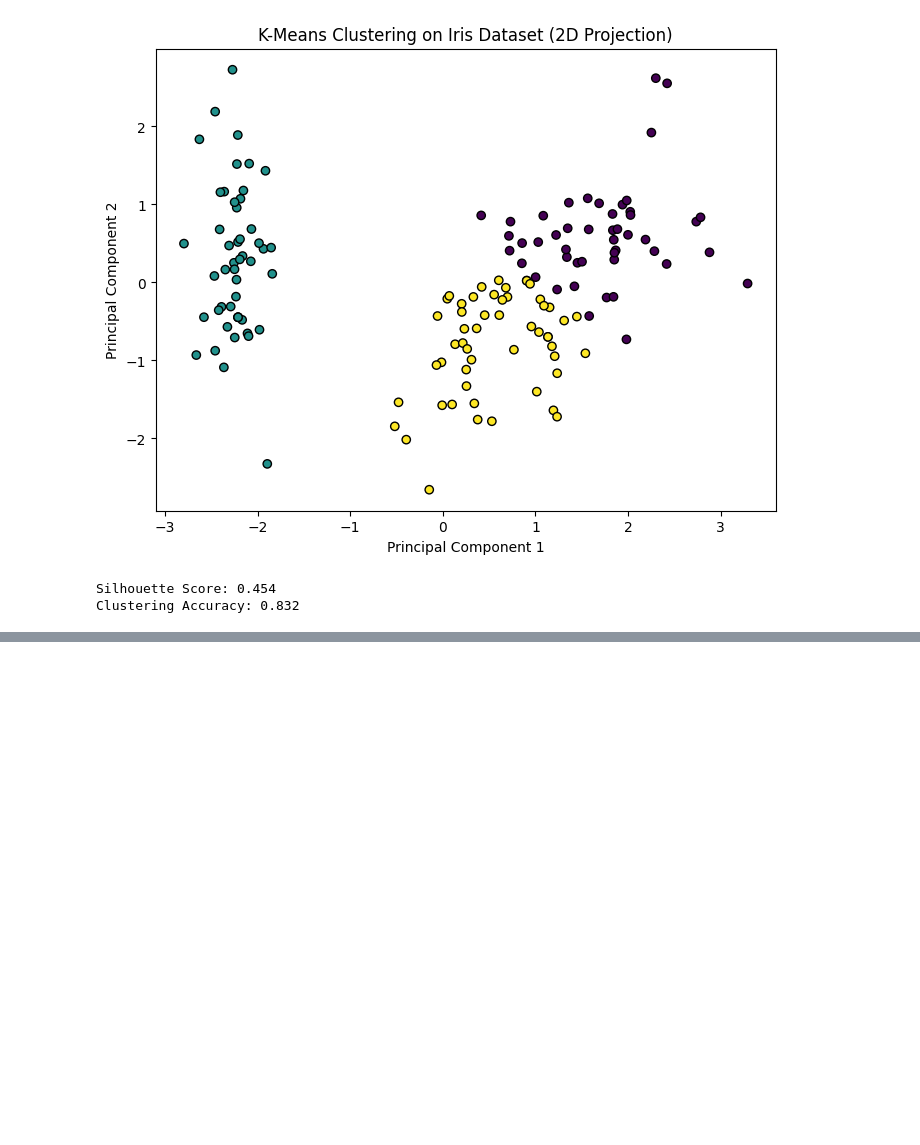
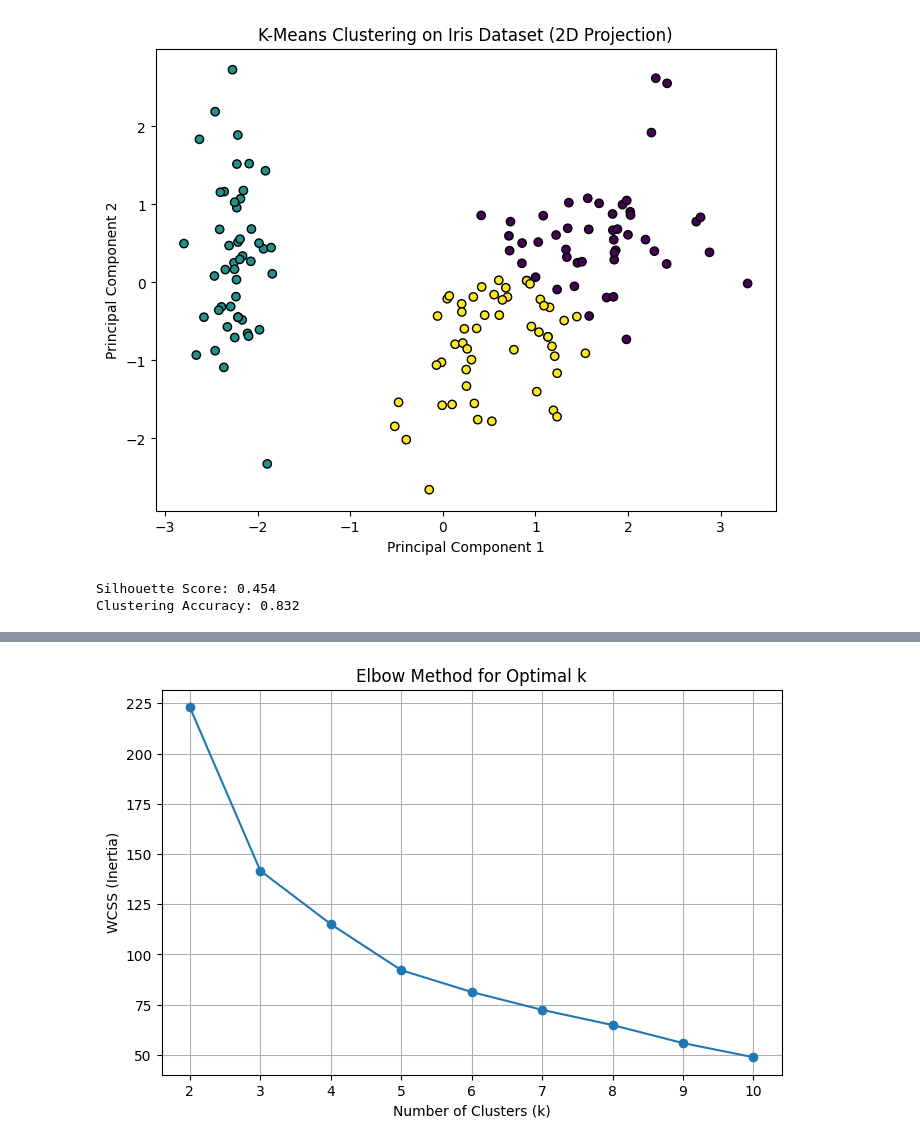
Before and after one commit to DilshanGDT/Learnings-CV, a Jupyter notebook: K-MeansClustering/K-Mean.ipynb, the cells around one changed output, grey strips where cells are left out. Saved outputs shown, nothing was run; the diff lists cells and outputs as text; code cells hidden in the pictures; blank space fills up the shorter version.

Commit message:
use elbow method to find k value

```diff
--- a/K-MeansClustering/K-Mean.ipynb
+++ b/K-MeansClustering/K-Mean.ipynb
@@ -79,0 +80,83 @@ Clustering Accuracy: 0.832
+# %%
+# Load the dataset (adjust path as necessary)
+df = pd.read_csv('iris.txt', delimiter=",")
+df.columns = ["sepal_length", "sepal_width", "petal_length", "petal_width", "species"]
+# print(df.head())
+
+# Selecting only numerical features
+X = df.iloc[:, :-1].values
+
+# Scale features
+scaler = StandardScaler()
+X_scaled = scaler.fit_transform(X)
+
+# Determine the optimal number of clusters using the Elbow Method and Silhouette Score
+wcss = []  # Within-Cluster Sum of Squares
+sil_scores = []
+k_values = range(2, 11)  # Testing k from 2 to 10
+
+for k in k_values:
+    kmeans = KMeans(n_clusters=k, random_state=42, n_init=10)
+    clusters = kmeans.fit_predict(X_scaled)
+    wcss.append(kmeans.inertia_)
+    sil_scores.append(silhouette_score(X_scaled, clusters))
+
+# Identify the best k using the maximum silhouette score after the elbow
+optimal_k = k_values[np.argmax(sil_scores)]
+print(f"Optimal number of clusters: {optimal_k}")
+
+# Plot the elbow graph
+plt.figure(figsize=(8, 5))
+plt.plot(k_values, wcss, marker="o", linestyle="-")
+plt.xlabel("Number of Clusters (k)")
+plt.ylabel("WCSS (Inertia)")
+plt.title("Elbow Method for Optimal k")
+plt.grid(True)
+plt.show()
+
+# Apply KMeans clustering with the best k
+kmeans = KMeans(n_clusters=optimal_k, random_state=42, n_init=10)
+clusters = kmeans.fit_predict(X_scaled)
+df["Cluster"] = clusters
+
+# Visualize clusters using PCA to reduce dimensions to 2D
+pca = PCA(n_components=2)
+X_pca = pca.fit_transform(X_scaled)
+
+plt.figure(figsize=(8, 6))
+plt.scatter(X_pca[:, 0], X_pca[:, 1], c=clusters, cmap="viridis", edgecolors="k")
+plt.xlabel("Principal Component 1")
+plt.ylabel("Principal Component 2")
+plt.title("K-Means Clustering on Iris Dataset (2D Projection)")
+plt.grid(True)
+plt.show()
+
+# Compute the silhouette score
+sil_score = silhouette_score(X_scaled, clusters)
+print(f"Silhouette Score: {sil_score:.3f}")
+
+# ---------- Accuracy Computation with Labeled Data ----------
+
+# Convert the true species labels to numeric values
+true_labels, uniques = pd.factorize(df["species"])
+
+# Build the confusion matrix between clusters and true labels
+num_clusters = len(np.unique(clusters))
+num_classes = len(uniques)
+conf_matrix = np.zeros((num_clusters, num_classes), dtype=int)
+for i in range(len(true_labels)):
+    conf_matrix[clusters[i], true_labels[i]] += 1
+
+# Solve the linear assignment problem to find the best mapping between cluster labels and true labels
+row_ind, col_ind = linear_sum_assignment(-conf_matrix)
+mapping = dict(zip(row_ind, col_ind))
+
+# Map each cluster to the corresponding true label based on the best assignment
+mapped_labels = np.zeros_like(clusters)
+for cluster, label in mapping.items():
+    mapped_labels[clusters == cluster] = label
+
+# Calculate the accuracy
+acc = accuracy_score(true_labels, mapped_labels)
+print(f"Clustering Accuracy: {acc:.3f}")
+# %% [output]
@@ -79,0 +170 @@ Clustering Accuracy: 0.832
+[figure, added]
```
Also changed, not shown: parts of 2 cells of this notebook.
